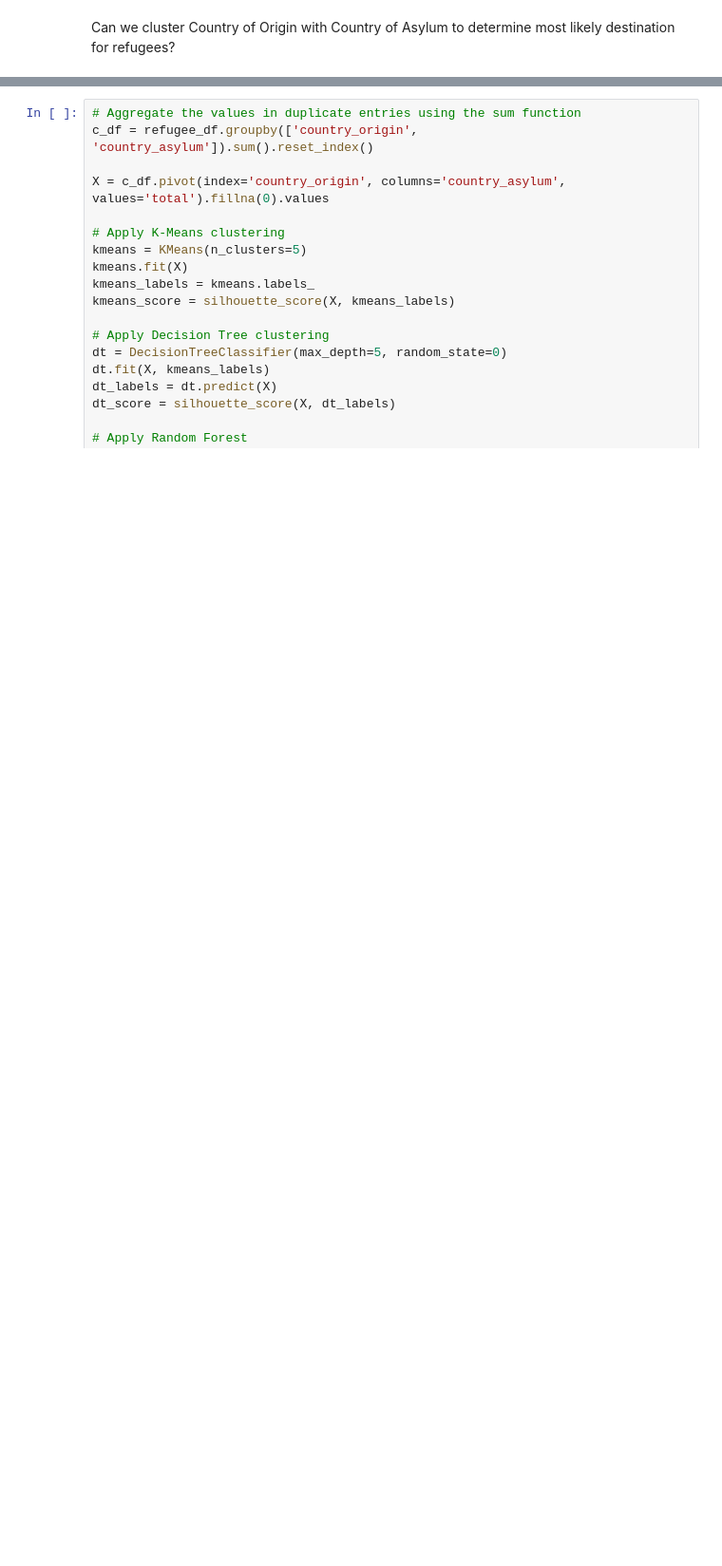
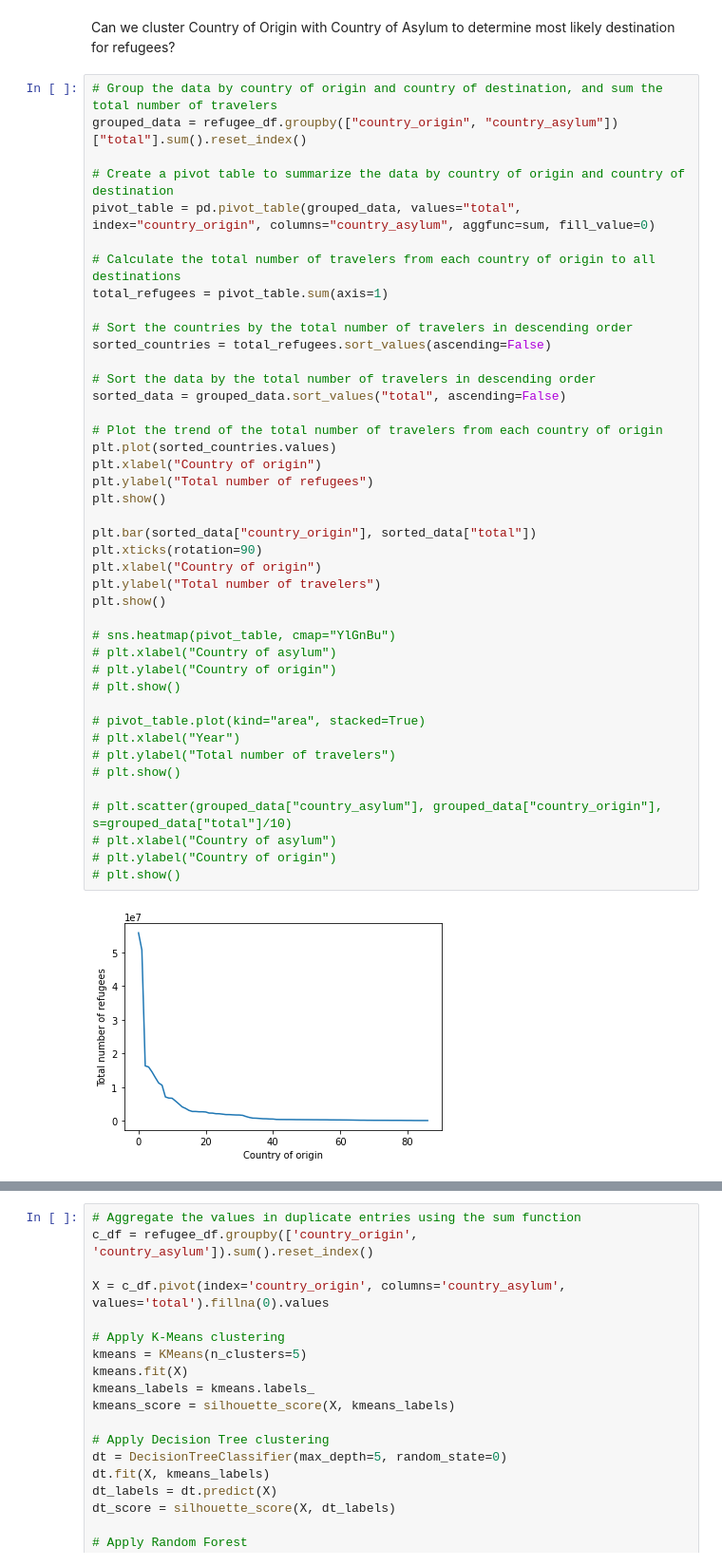
Before and after one commit to Nerdosth/Refugee-Migration, a Jupyter notebook: Country_Clusters.ipynb, the cells around one changed output, grey strips where cells are left out. Shown at 95% size. Drawn from its saved outputs; the diff is of its cells as text; blank space fills up the shorter version.

```diff
--- a/Country_Clusters.ipynb
+++ b/Country_Clusters.ipynb
@@ -12,2 +13,46 @@ death_df = pd.read_csv('Resources\event_ml_df.csv')
 # %% [markdown]
 Can we cluster Country of Origin with Country of Asylum to determine most likely destination for refugees?
+# %%
+# Group the data by country of origin and country of destination, and sum the total number of travelers
+grouped_data = refugee_df.groupby(["country_origin", "country_asylum"])["total"].sum().reset_index()
+
+# Create a pivot table to summarize the data by country of origin and country of destination
+pivot_table = pd.pivot_table(grouped_data, values="total", index="country_origin", columns="country_asylum", aggfunc=sum, fill_value=0)
+
+# Calculate the total number of travelers from each country of origin to all destinations
+total_refugees = pivot_table.sum(axis=1)
+
+# Sort the countries by the total number of travelers in descending order
+sorted_countries = total_refugees.sort_values(ascending=False)
+
+# Sort the data by the total number of travelers in descending order
+sorted_data = grouped_data.sort_values("total", ascending=False)
+
+# Plot the trend of the total number of travelers from each country of origin
+plt.plot(sorted_countries.values)
+plt.xlabel("Country of origin")
+plt.ylabel("Total number of refugees")
+plt.show()
+
+plt.bar(sorted_data["country_origin"], sorted_data["total"])
+plt.xticks(rotation=90)
+plt.xlabel("Country of origin")
+plt.ylabel("Total number of travelers")
+plt.show()
+
+# sns.heatmap(pivot_table, cmap="YlGnBu")
+# plt.xlabel("Country of asylum")
+# plt.ylabel("Country of origin")
+# plt.show()
+
+# pivot_table.plot(kind="area", stacked=True)
+# plt.xlabel("Year")
+# plt.ylabel("Total number of travelers")
+# plt.show()
+
+# plt.scatter(grouped_data["country_asylum"], grouped_data["country_origin"], s=grouped_data["total"]/10)
+# plt.xlabel("Country of asylum")
+# plt.ylabel("Country of origin")
+# plt.show()
+# %% [output]
+[figure, added]
```
Also changed, not shown: parts of 12 cells of this notebook.
